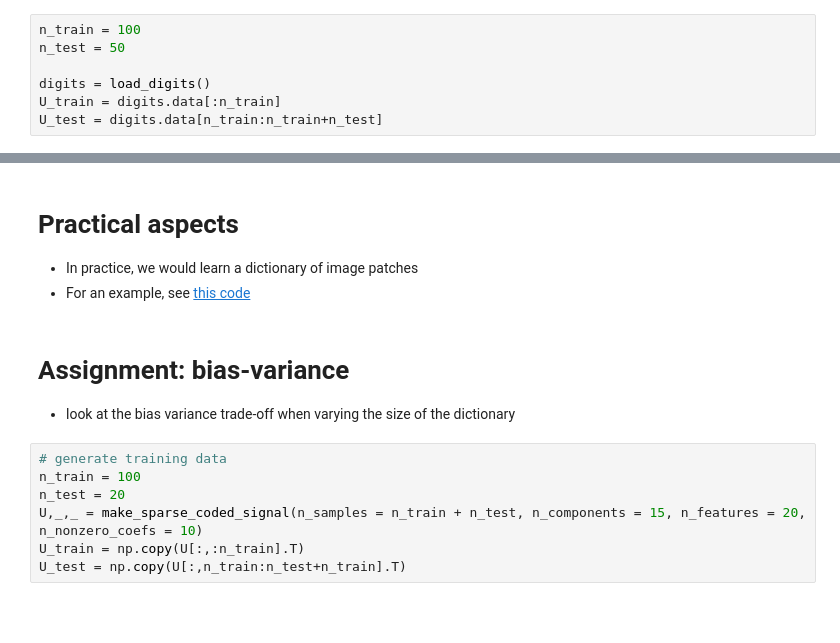
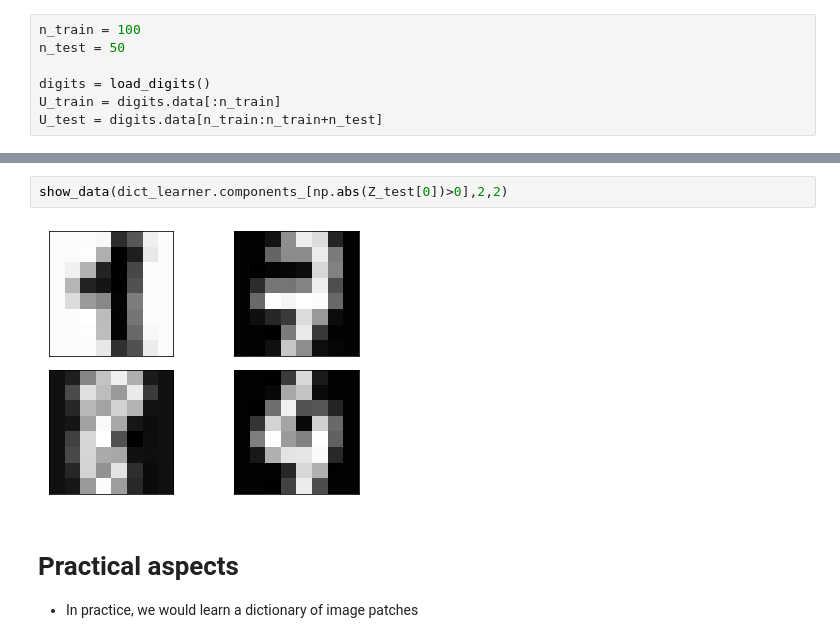
Before and after one commit to TristanvanLeeuwen/Summerschool, a Jupyter notebook: DictionaryLearning.ipynb, the cells around one changed output, grey strips where cells are left out. Drawn from its saved outputs; the diff is of its cells as text; blank space fills up the shorter version.

```diff
--- a/DictionaryLearning.ipynb
+++ b/DictionaryLearning.ipynb
@@ -53,16 +66,8 @@ MSE: 0.05904831763475732
+# %%
+show_data(dict_learner.components_[np.abs(Z_test[0])>0],2,2)
+# %% [output]
+[figure, added]
 # %% [markdown]
 # Practical aspects
 
 * In practice, we would learn a dictionary of image patches
-* For an example, see [this code](https://scikit-learn.org/stable/auto_examples/decomposition/plot_image_denoising.html)
-# %% [markdown]
-# Assignment: bias-variance
-
-* look at the bias variance trade-off when varying the size of the dictionary
-# %%
-# generate training data
-n_train = 100
-n_test = 20
-U,_,_ = make_sparse_coded_signal(n_samples = n_train + n_test, n_components = 15, n_features = 20, n_nonzero_coefs = 10)
-U_train = np.copy(U[:,:n_train].T)
-U_test = np.copy(U[:,n_train:n_test+n_train].T)
```
Also changed, not shown: parts of 17 cells of this notebook, 2 other files.
